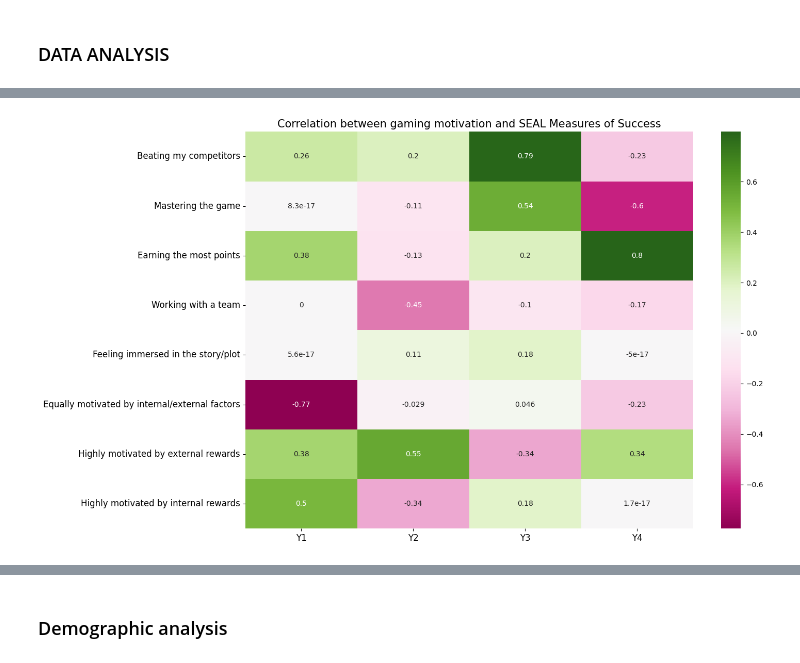
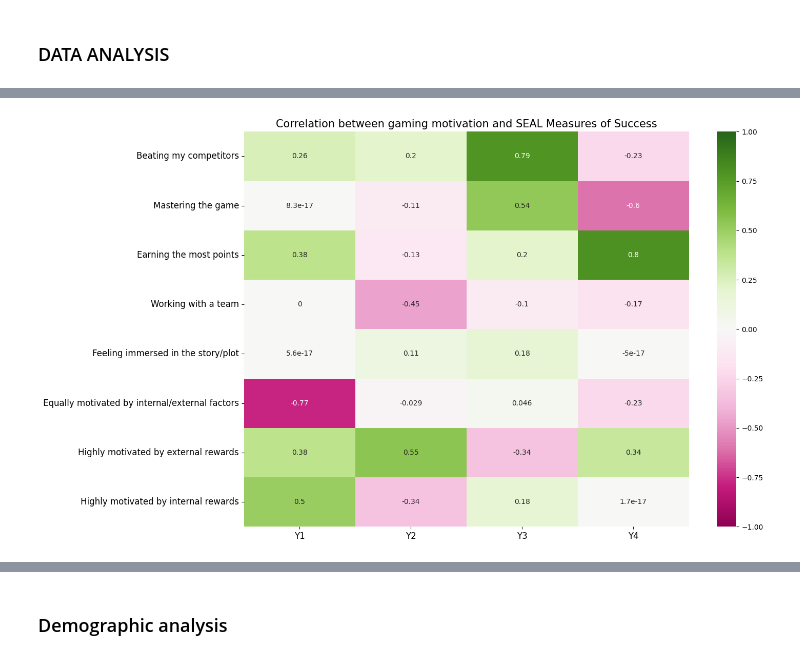
Before and after one commit to blobgoat/gamification_data_analysis, a Jupyter notebook: Notebooks/graduate_study/graduate_analysis.ipynb, the cells around one changed output, grey strips where cells are left out. Saved outputs shown, nothing was run; the diff lists cells and outputs as text; code cells hidden in the pictures.

```diff
--- a/Notebooks/graduate_study/graduate_analysis.ipynb
+++ b/Notebooks/graduate_study/graduate_analysis.ipynb
@@ -242,29 +242,29 @@ plt.show()
 # %%
 
 # Concatenate grad_x and grad_y to calculate correlations between all columns
 data_combined = pd.concat([grad_x[MOTIVATION], grad_x[MOTIVATION_COLS], grad_y], axis=1)
 motivation_labels = [
         "Beating my competitors",
         "Mastering the game",
         "Earning the most points",
         "Working with a team",
         "Feeling immersed in the story/plot", "Equally motivated by internal/external factors",
         "Highly motivated by external rewards", "Highly motivated by internal rewards"
     ]
 # Calculate the correlation matrix
 correlation_matrix = data_combined.corr()
 correlation_matrix = correlation_matrix.loc[MOTIVATION_COLS + MOTIVATION, Y_COLS]
 
 # Plot the correlation matrix heatmap
 plt.figure(figsize=(14, 10))
-graph = sns.heatmap(correlation_matrix, annot=True, cmap='PiYG', cbar=True, annot_kws={'size': 10}, fmt='.2g')
+graph = sns.heatmap(correlation_matrix, annot=True, cmap='PiYG', cbar=True, annot_kws={'size': 10}, fmt='.2g', vmin = -1, vmax = 1)
 plt.title("Correlation between gaming motivation and SEAL Measures of Success", fontsize = 15)
 graph.set_yticklabels(motivation_labels, rotation=0, fontsize=12)
 graph.set_xticklabels(y_labels, rotation=0, ha="center", fontsize=12)
 plt.savefig("Gaming_motivation_Grad.png", dpi=300, bbox_inches='tight')
 plt.show()
 # %% [output]
-[figure, old version]
+[figure, new version]
 # %%
 ### non graphical data analysis
 X_COLS = PERSONALITY + MOTIVATION + MOTIVATION_COLS
```
Also changed, not shown: parts of 1 cell of this notebook, 51 other files.
